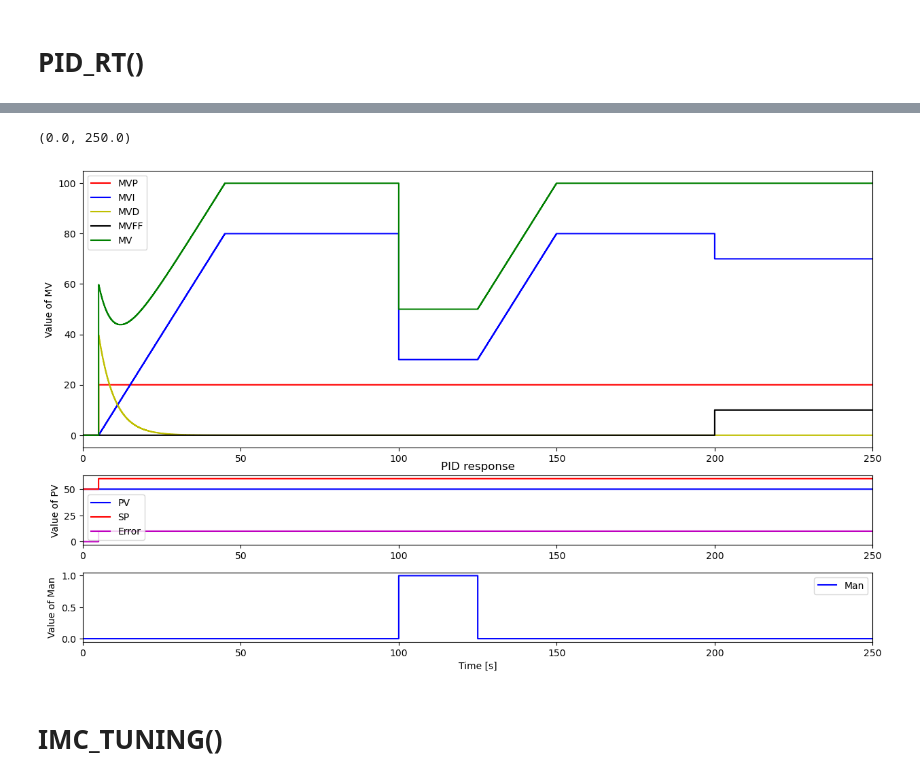
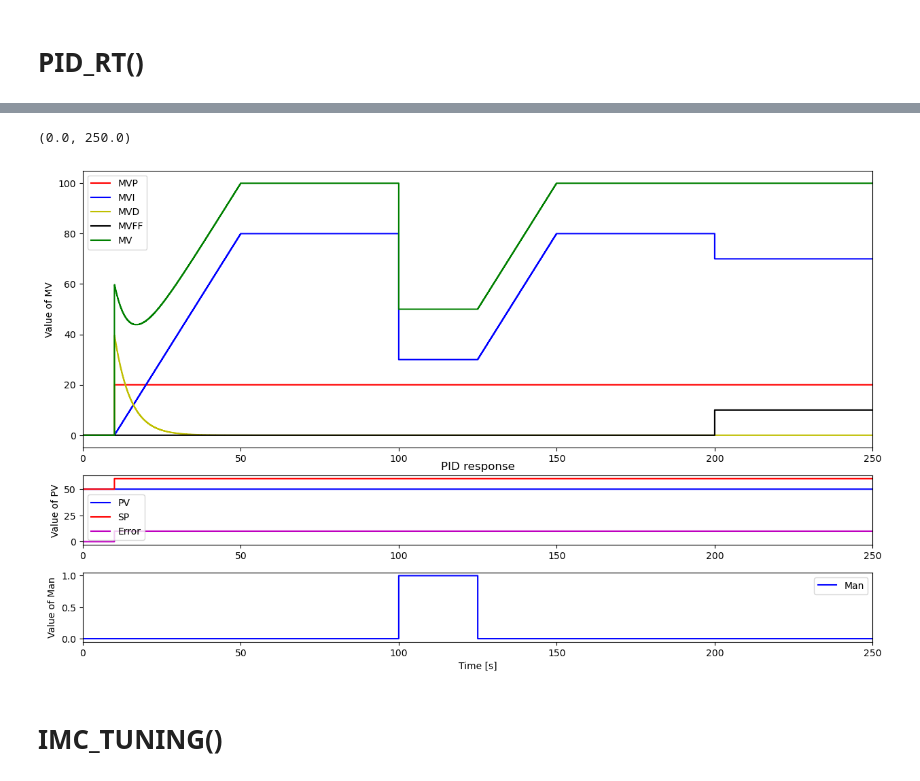
Before and after one commit to MSuiram/Labo_ControlTheory, a Jupyter notebook: package_Lab.ipynb, the cells around one changed output, grey strips where cells are left out. Saved outputs shown, nothing was run; the diff lists cells and outputs as text; code cells hidden in the pictures.

Commit message:
correction graph

```diff
--- a/package_Lab.ipynb
+++ b/package_Lab.ipynb
@@ -102,10 +102,10 @@ Ts = 0.1
 N = int(TSim/Ts) + 1
 
 # Path
-SPPath = {0: 50, 5: 60,TSim: 60}
+SPPath = {0: 50, 10: 60,TSim: 60}
 PVPath = {0: 50, TSim: 50}
-ManPath = {0: False, 100:True, 125:False, TSim:False}
-MVManPath = {0: 0, 100: 50, TSim: 50}
+ManPath = {0: False, 100:True, 125:False, TSim: False}
+MVManPath = {0: 0, 70: 50, TSim: 50}
 MVFFPath= {0:0,200:10,TSim:10}
 
 t = []
@@ -139,34 +139,34 @@ for i in range(0,N):
     SelectPath_RT(MVFFPath,t,MVFF)
     PID_RT(SP,PV,Man,MVMan,MVFF,Kc,Ti,Td,alpha,Ts,MVMin,MVMax,MV,MVP,MVI,MVD,E,ManFF,PVInit=50,methode='TRAP-TRAP')
 
 fig, axs = plt.subplots(3, 1, figsize=(15,9),
                         gridspec_kw={'height_ratios': [4, 1, 1]})
 
 axs[0].step(t, MVP, 'r-', label='MVP', where='post')
 axs[0].step(t, MVI, 'b-', label='MVI', where='post')
 axs[0].step(t, MVD, 'y-', label='MVD', where='post')
 axs[0].step(t, MVFF, 'k-', label='MVFF', where='post')
 axs[0].step(t, MV, 'g-', label='MV', where='post')
 axs[0].set_ylabel('Value of MV')
 axs[0].legend(loc='best')
 axs[0].set_xlim([0, TSim])
 
 axs[1].step(t, PV, 'b-', label='PV', where='post')
 axs[1].step(t, SP, 'r-', label='SP', where='post')
 axs[1].step(t, E, 'm-', label='Error', where='post')
 axs[1].set_ylabel('Value of PV')
 axs[1].set_title('PID response')
 axs[1].legend(loc='best')
 axs[1].set_xlim([0, TSim])
 
 axs[2].step(t, Man, 'b-', label='Man', where='post')
 axs[2].set_ylabel('Value of Man')
 axs[2].set_xlabel('Time [s]')
 axs[2].legend(loc='best')
 axs[2].set_xlim([0, TSim])
 # %% [output]
 (0.0, 250.0)
-[figure, old version]
+[figure, new version]
 # %% [markdown]
 # IMC_TUNING()
 # %%
```
